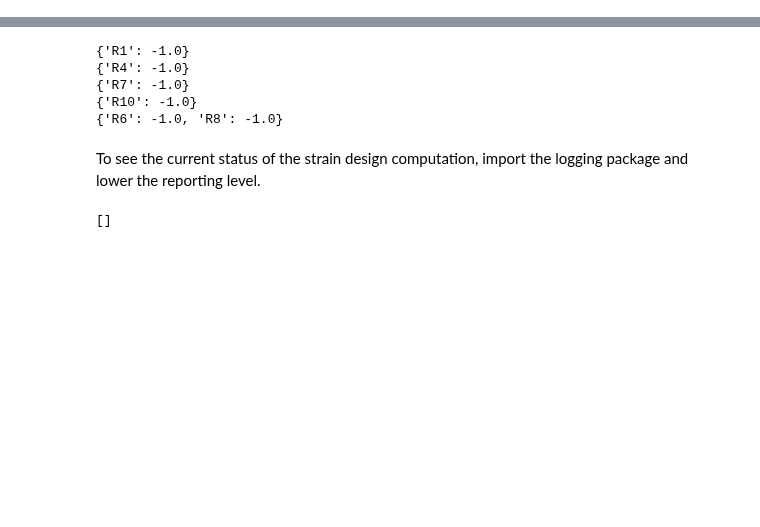
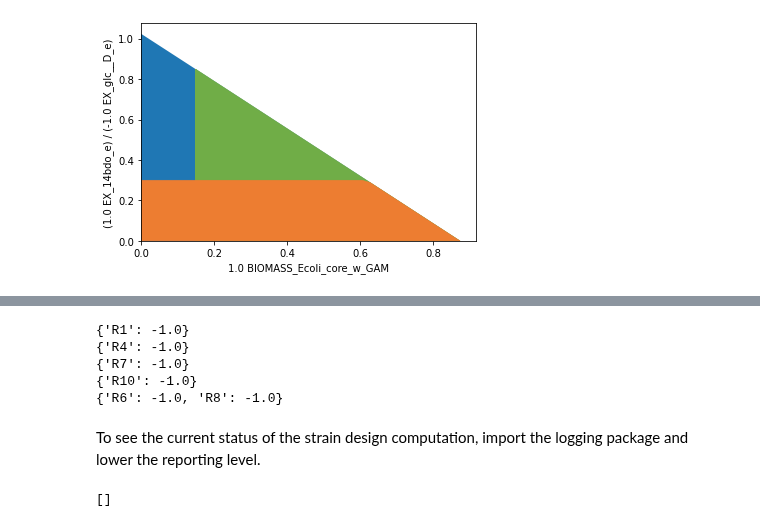
Before and after one commit to klamt-lab/straindesign, a Jupyter notebook: docs/source/examples/JN_05_strain_design_mcs.ipynb, the cells around one changed output, grey strips where cells are left out. Drawn from its saved outputs; the diff is of its cells as text; code cells hidden in the pictures; blank space fills up the shorter version.

```diff
--- a/docs/source/examples/JN_05_strain_design_mcs.ipynb
+++ b/docs/source/examples/JN_05_strain_design_mcs.ipynb
@@ -4,0 +102,27 @@
+# %%
+import matplotlib.pyplot as plt
+# Wild-type plot
+datapoints, triang, plot1 = sd.plot_flux_space(ecc_14bdo,
+                                               ('BIOMASS_Ecoli_core_w_GAM',('EX_14bdo_e','-EX_glc__D_e')),
+                                               show=False);
+_,          _,      plot2 = sd.plot_flux_space(ecc_14bdo,
+                                               ('BIOMASS_Ecoli_core_w_GAM',('EX_14bdo_e','-EX_glc__D_e')),
+                                               constraints='BIOMASS_Ecoli_core_w_GAM>=0.15',
+                                               show=False);
+plot2.set_facecolor('#70AD47')
+plot2.set_edgecolor('#70AD47')
+# pGCP design plot
+_,          _,      plot3 = sd.plot_flux_space(ecc_14bdo,
+                                               ('BIOMASS_Ecoli_core_w_GAM',('EX_14bdo_e','-EX_glc__D_e')),
+                                               # The sign of the glucose exchange reaction is flipped since
+                                               # reaction is defined in the direction of secretion.
+                                               constraints='EX_14bdo_e + 0.3 EX_glc__D_e <= 0',
+                                               show=False);
+plot3.set_facecolor('#ED7D31')
+plot3.set_edgecolor('#ED7D31')
+# adjust axes limits and show plot
+plot3.axes.set_xlim(0, 1.05*max([a[0] for a in datapoints]))
+plot3.axes.set_ylim(0, 1.05*max([a[1] for a in datapoints]))
+plt.show()
+# %% [output]
+[figure, added]
```
Also changed, not shown: parts of 25 cells of this notebook, 5 other files.
